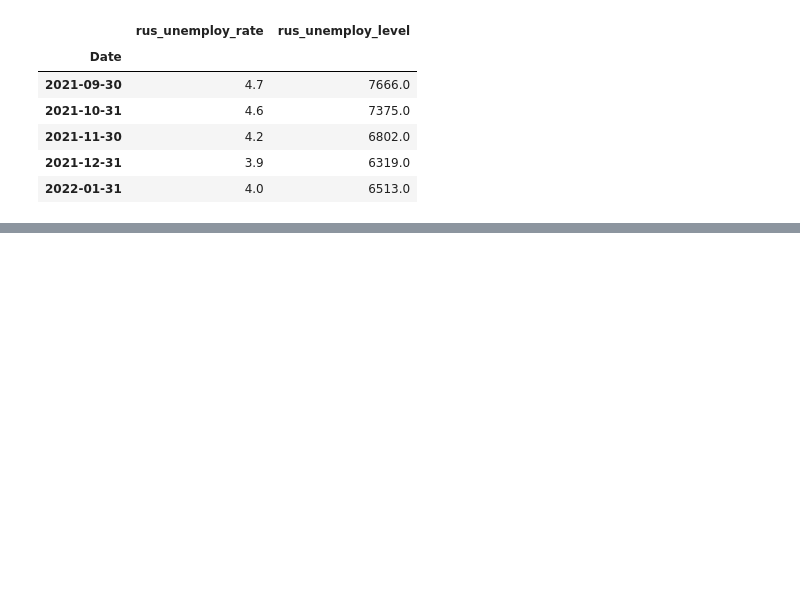
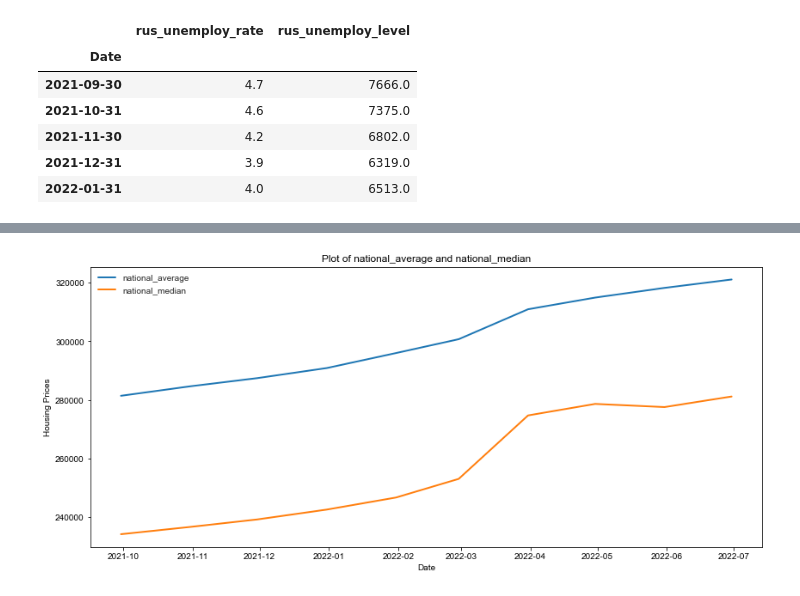
Before and after one commit to lrb924/Collateral_Damage, a Jupyter notebook: yohan.ipynb, the cells around one changed output, grey strips where cells are left out. Drawn from its saved outputs; the diff is of its cells as text; code cells hidden in the pictures; blank space fills up the shorter version.

```diff
--- a/yohan.ipynb
+++ b/yohan.ipynb
@@ -174,0 +219,3 @@ rus_df.hvplot.bar(
+# %%
+## setting up the API key
+quandl.ApiConfig.api_key = nasdaq_apikey
@@ -174,0 +340,15 @@ rus_df.hvplot.bar(
+# %%
+## getting recent data for the uk-rus invasion
+mask = data_df['date']>="2021-09-01"
+
+## recent data containing average prices for every month from 6 months before the war for every state
+ukr_rus_df = data_df[mask].copy()
+
+ukr_rus_df = ukr_rus_df.round(2)
+
+## Calculating the national average
+ukr_rus_df['national_average'] = ukr_rus_df.mean(axis=1).round(2)
+
+ukr_rus_df['national_median'] = ukr_rus_df.median(axis=1).round(2)
+
+ukr_rus_df
@@ -174,0 +368,22 @@ rus_df.hvplot.bar(
+# %%
+## plotting the national average and national median
+ukr_rus_plot_df = ukr_rus_df.set_index('date')
+
+
+cols =['national_average', 'national_median']
+
+fig,ax = plt.subplots(1,1, figsize = (14,6))
+plt.style.use('seaborn')
+
+for c in cols:
+    ax.plot(c, linewidth=2, data=ukr_rus_plot_df)
+    ax.set_title('Plot of national_average and national_median')
+    plt.xlabel('Date')
+    plt.ylabel('Housing Prices')
+
+    handles,labels = ax.get_legend_handles_labels()
+    ax.legend(handles, labels, loc='upper left', prop = {"size":10})
+
+plt.show()
+# %% [output]
+[figure, added]
```
Also changed, not shown: parts of 14 cells of this notebook.
